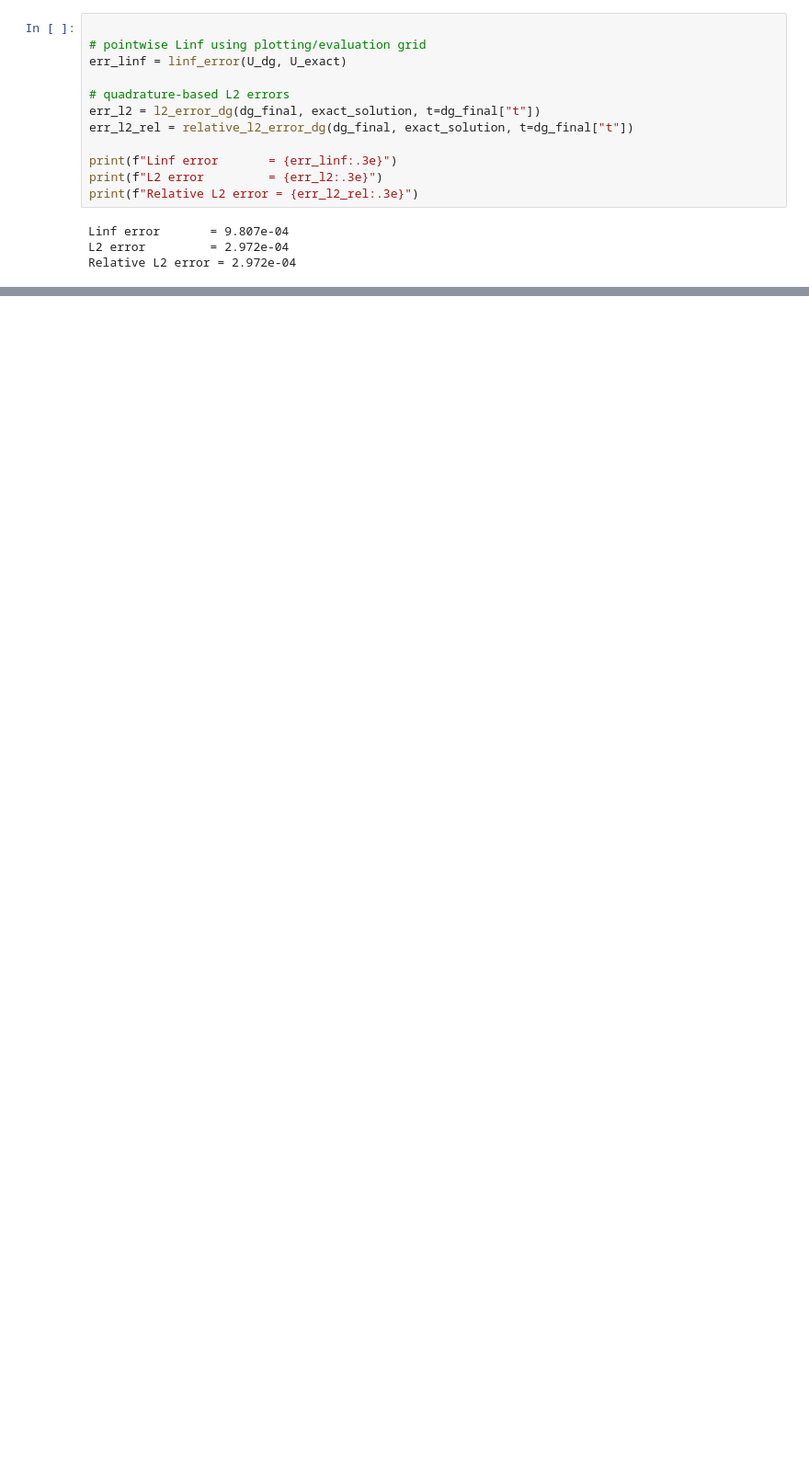
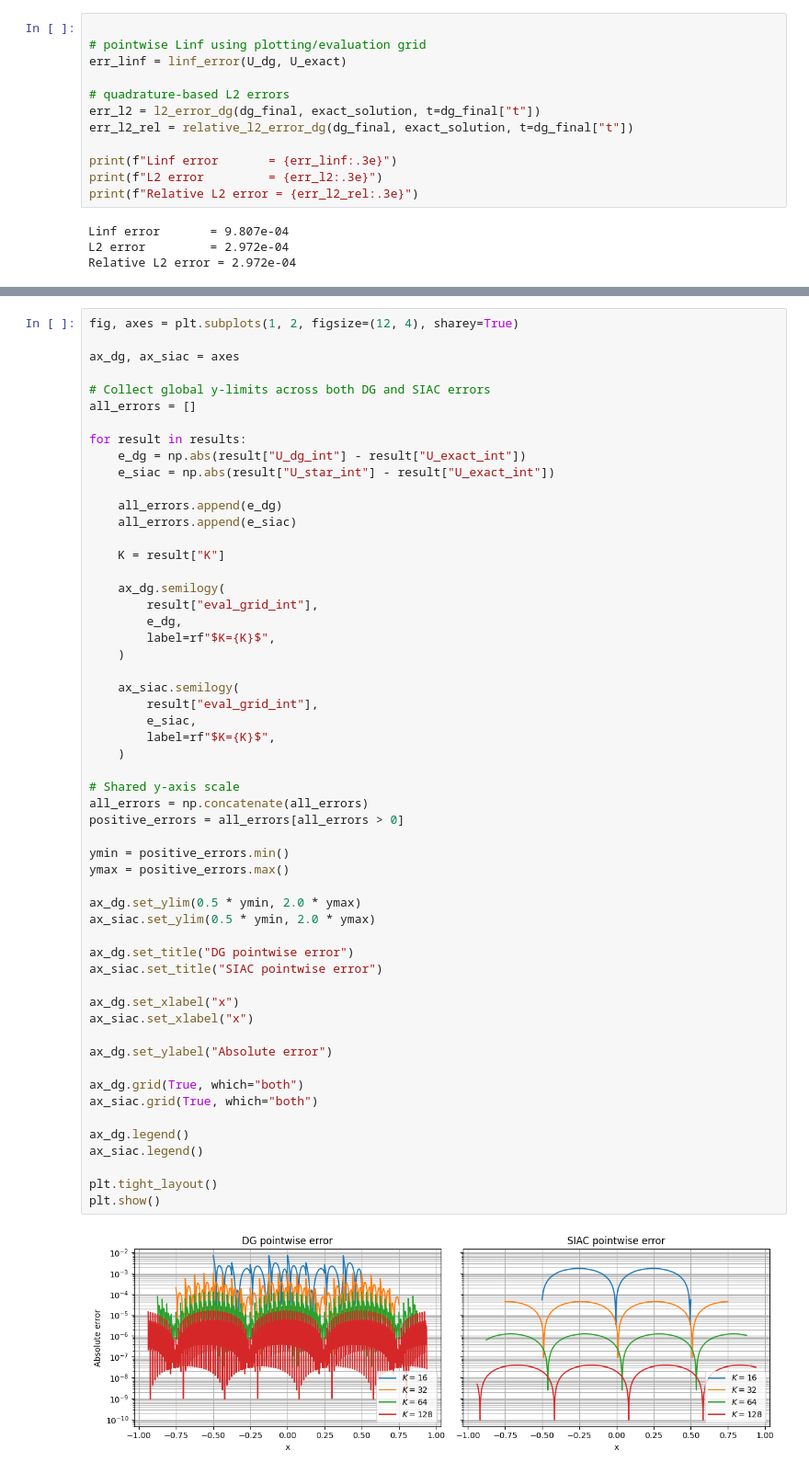
Before and after one commit to AdamHopkinss/siac-dg-advection, a Jupyter notebook: notebooks/00_initial_dg_siac_experiments.ipynb, the cells around one changed output, grey strips where cells are left out. Shown at 92% size. Saved outputs shown, nothing was run; the diff lists cells and outputs as text; blank space fills up the shorter version.

```diff
--- a/notebooks/00_initial_dg_siac_experiments.ipynb
+++ b/notebooks/00_initial_dg_siac_experiments.ipynb
@@ -235,0 +616,57 @@ plt.show()
+# %%
+fig, axes = plt.subplots(1, 2, figsize=(12, 4), sharey=True)
+
+ax_dg, ax_siac = axes
+
+# Collect global y-limits across both DG and SIAC errors
+all_errors = []
+
+for result in results:
+    e_dg = np.abs(result["U_dg_int"] - result["U_exact_int"])
+    e_siac = np.abs(result["U_star_int"] - result["U_exact_int"])
+
+    all_errors.append(e_dg)
+    all_errors.append(e_siac)
+
+    K = result["K"]
+
+    ax_dg.semilogy(
+        result["eval_grid_int"],
+        e_dg,
+        label=rf"$K={K}$",
+    )
+
+    ax_siac.semilogy(
+        result["eval_grid_int"],
+        e_siac,
+        label=rf"$K={K}$",
+    )
+
+# Shared y-axis scale
+all_errors = np.concatenate(all_errors)
+positive_errors = all_errors[all_errors > 0]
+
+ymin = positive_errors.min()
+ymax = positive_errors.max()
+
+ax_dg.set_ylim(0.5 * ymin, 2.0 * ymax)
+ax_siac.set_ylim(0.5 * ymin, 2.0 * ymax)
+
+ax_dg.set_title("DG pointwise error")
+ax_siac.set_title("SIAC pointwise error")
+
+ax_dg.set_xlabel("x")
+ax_siac.set_xlabel("x")
+
+ax_dg.set_ylabel("Absolute error")
+
+ax_dg.grid(True, which="both")
+ax_siac.grid(True, which="both")
+
+ax_dg.legend()
+ax_siac.legend()
+
+plt.tight_layout()
+plt.show()
+# %% [output]
+[figure, added]
```
Also changed, not shown: parts of 12 cells of this notebook, 2 other files.
